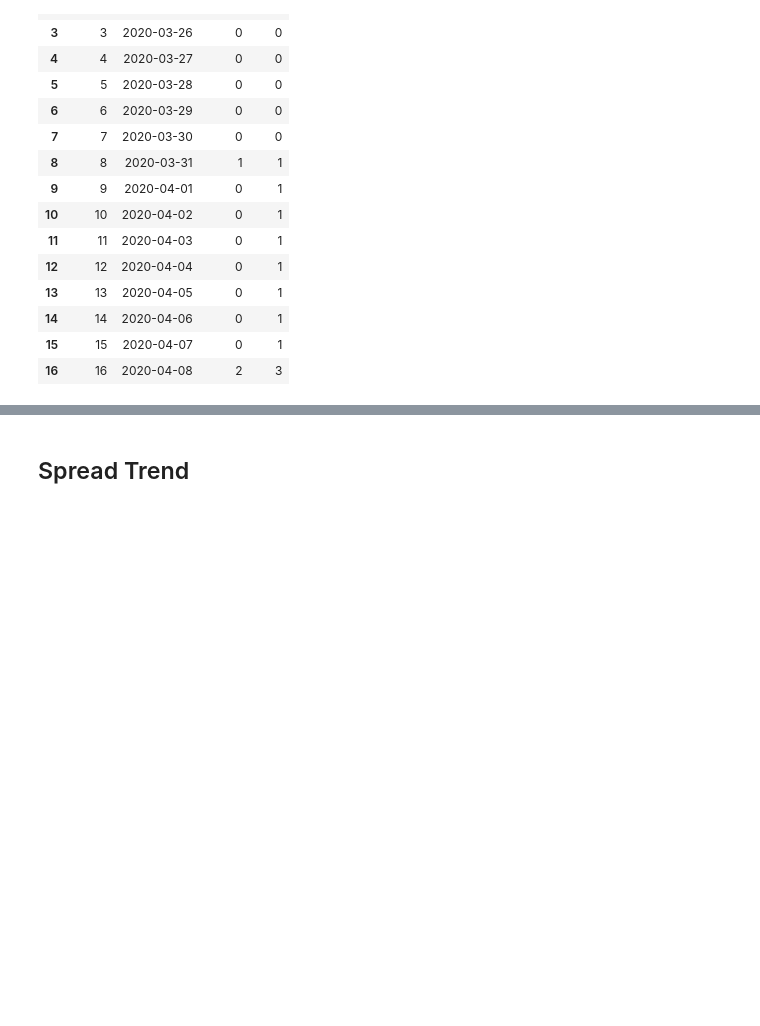
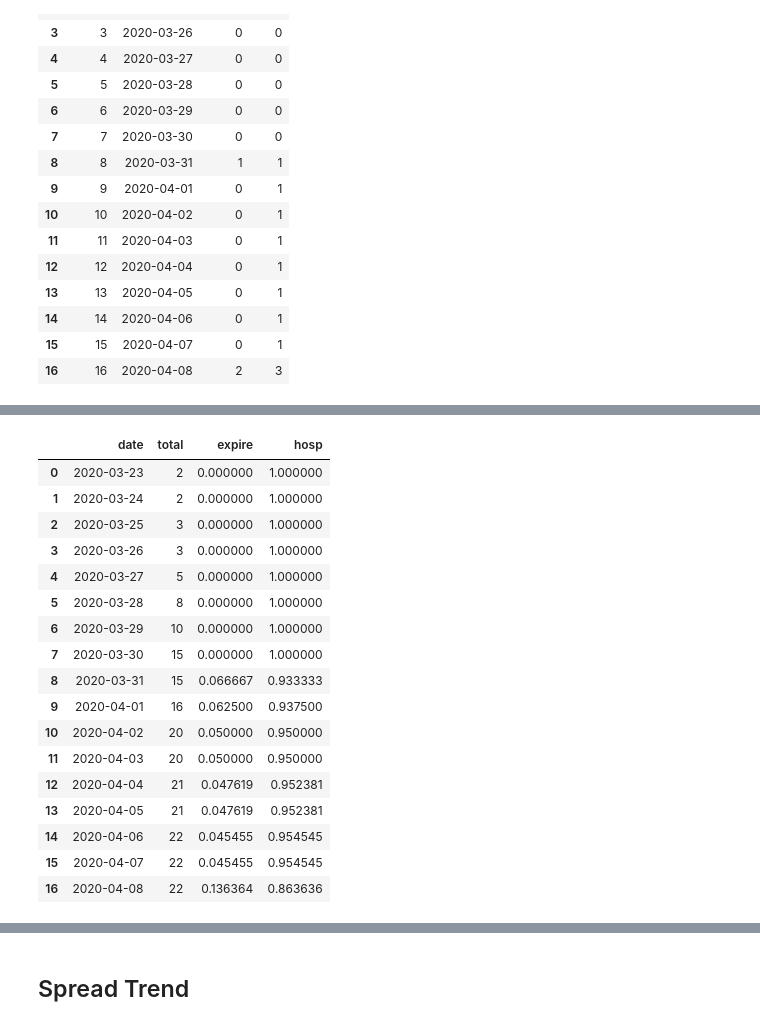
Before and after one commit to finerbrighterlighter/myanmar_covid19, a Jupyter notebook: exponential_growth.ipynb, the cells around one changed output, grey strips where cells are left out. Drawn from its saved outputs; the diff is of its cells as text; code cells hidden in the pictures; blank space fills up the shorter version.

```diff
--- a/exponential_growth.ipynb
+++ b/exponential_growth.ipynb
@@ -215,0 +216,27 @@ files.download(exp_cases)
+# %%
+#total_df = timeline_df[["date","total"]].copy()
+
+total_df["expire"] = exp_df["total"]
+total_df["hosp"] = (total_df["total"]-total_df["expire"])
+total_df["expire"] = total_df["expire"]/total_df["total"]
+total_df["hosp"] = total_df["hosp"]/total_df["total"]
+total_df
+# %% [output]
+|  | date | total | expire | hosp |
+| 0 | 2020-03-23 | 2 | 0.000000 | 1.000000 |
+| 1 | 2020-03-24 | 2 | 0.000000 | 1.000000 |
+| 2 | 2020-03-25 | 3 | 0.000000 | 1.000000 |
+| 3 | 2020-03-26 | 3 | 0.000000 | 1.000000 |
+| 4 | 2020-03-27 | 5 | 0.000000 | 1.000000 |
+| 5 | 2020-03-28 | 8 | 0.000000 | 1.000000 |
+| 6 | 2020-03-29 | 10 | 0.000000 | 1.000000 |
+| 7 | 2020-03-30 | 15 | 0.000000 | 1.000000 |
+| 8 | 2020-03-31 | 15 | 0.066667 | 0.933333 |
+| 9 | 2020-04-01 | 16 | 0.062500 | 0.937500 |
+| 10 | 2020-04-02 | 20 | 0.050000 | 0.950000 |
+| 11 | 2020-04-03 | 20 | 0.050000 | 0.950000 |
+| 12 | 2020-04-04 | 21 | 0.047619 | 0.952381 |
+| 13 | 2020-04-05 | 21 | 0.047619 | 0.952381 |
+| 14 | 2020-04-06 | 22 | 0.045455 | 0.954545 |
+| 15 | 2020-04-07 | 22 | 0.045455 | 0.954545 |
+| 16 | 2020-04-08 | 22 | 0.136364 | 0.863636 |
```
Also changed, not shown: parts of 4 cells of this notebook.
